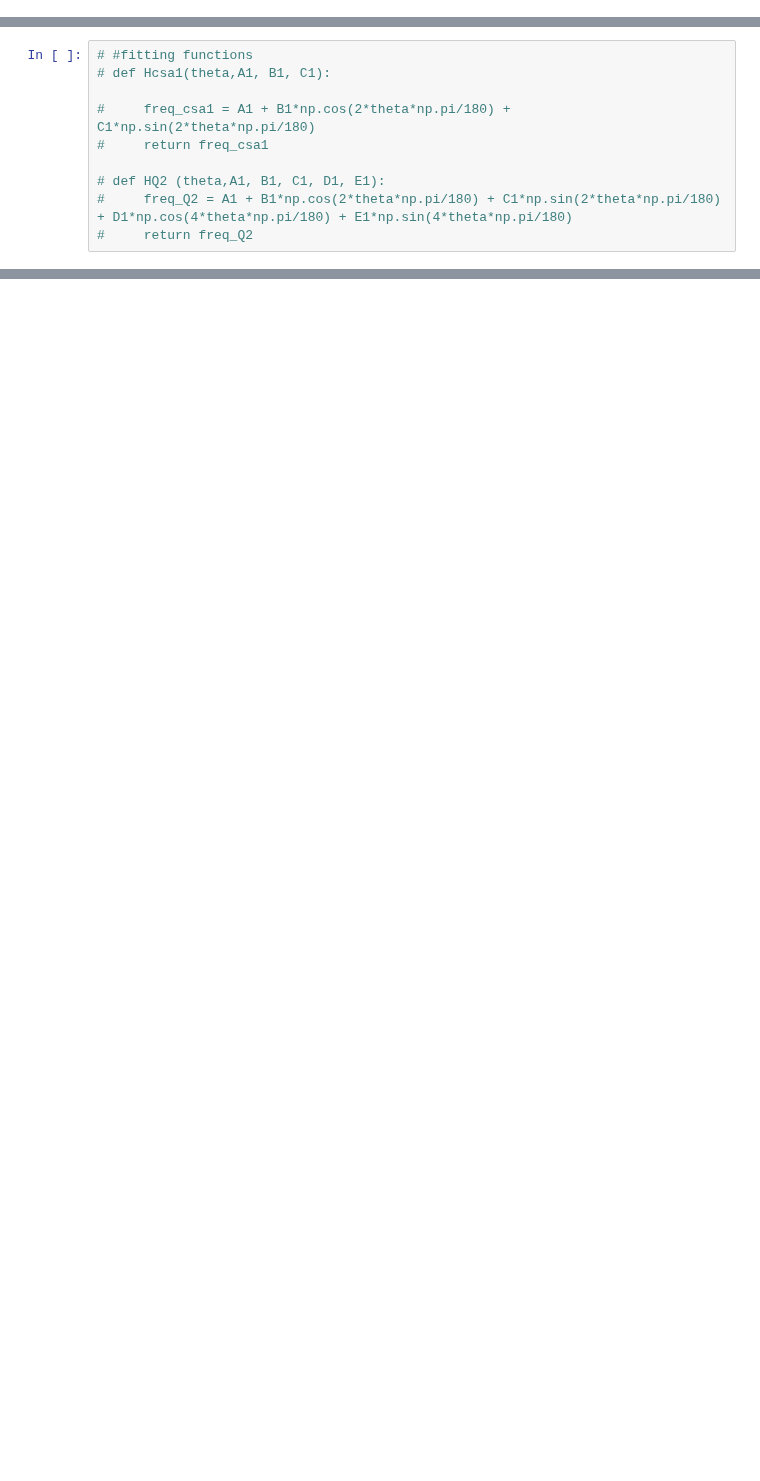
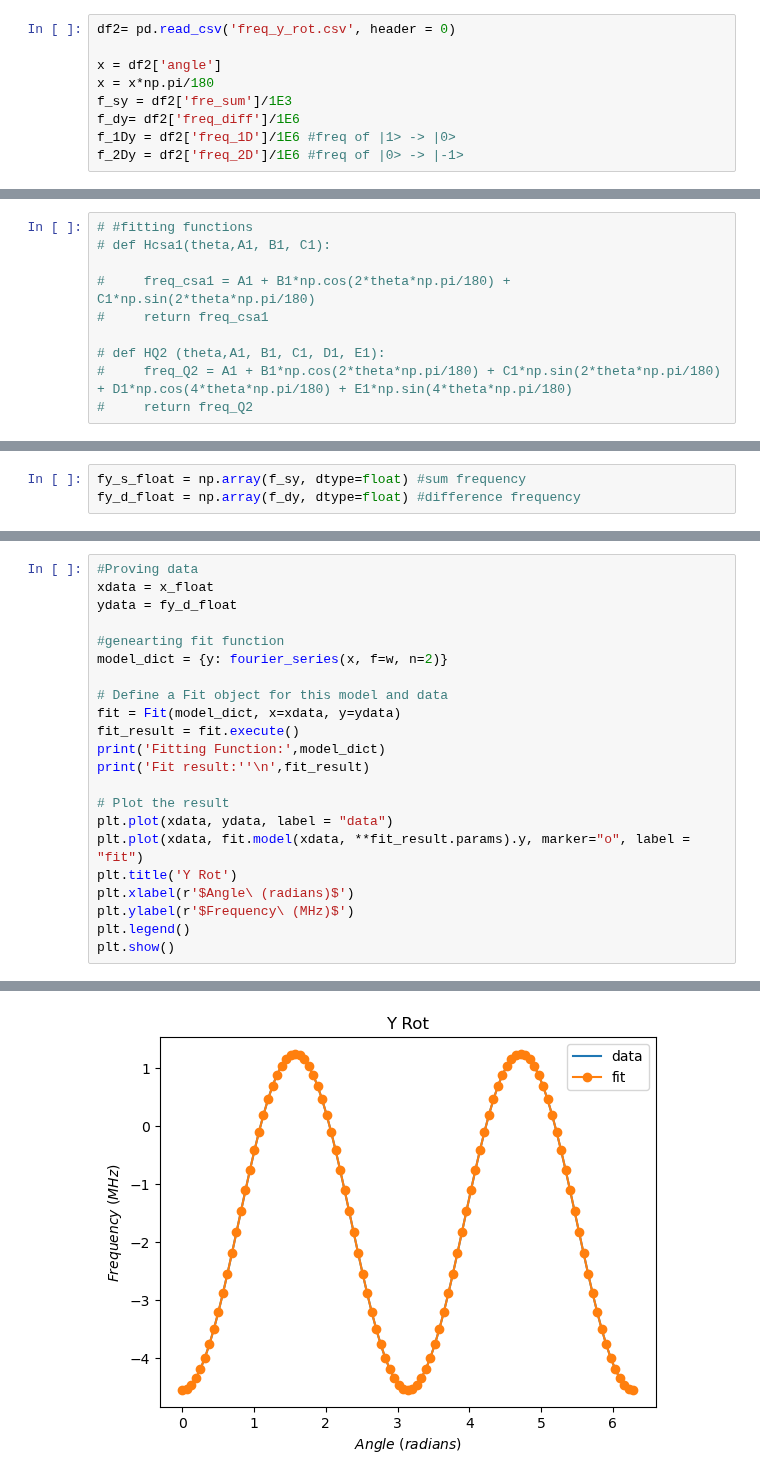
Before and after one commit to AstrobioShiva/Script_project, a Jupyter notebook: Python/Plotting/fourier_fit.ipynb, the cells around one changed output, grey strips where cells are left out. Saved outputs shown, nothing was run; the diff lists cells and outputs as text; blank space fills up the shorter version.

```diff
--- a/Python/Plotting/fourier_fit.ipynb
+++ b/Python/Plotting/fourier_fit.ipynb
@@ -30,0 +24,9 @@ plt.plot(x_float, y_float)
+# %%
+df2= pd.read_csv('freq_y_rot.csv', header = 0)
+
+x = df2['angle']
+x = x*np.pi/180
+f_sy = df2['fre_sum']/1E3
+f_dy= df2['freq_diff']/1E6
+f_1Dy = df2['freq_1D']/1E6 #freq of |1> -> |0>
+f_2Dy = df2['freq_2D']/1E6 #freq of |0> -> |-1>
@@ -65,0 +226,3 @@ print(model_dict)
+# %%
+fy_s_float = np.array(f_sy, dtype=float) #sum frequency
+fy_d_float = np.array(f_dy, dtype=float) #difference frequency
@@ -65,0 +272,23 @@ print(model_dict)
+# %%
+#Proving data
+xdata = x_float
+ydata = fy_d_float
+
+#genearting fit function
+model_dict = {y: fourier_series(x, f=w, n=2)}
+
+# Define a Fit object for this model and data
+fit = Fit(model_dict, x=xdata, y=ydata)
+fit_result = fit.execute()
+print('Fitting Function:',model_dict)
+print('Fit result:''\n',fit_result)
+
+# Plot the result
+plt.plot(xdata, ydata, label = "data")
+plt.plot(xdata, fit.model(xdata, **fit_result.params).y, marker="o", label = "fit")
+plt.title('Y Rot')
+plt.xlabel(r'$Angle\ (radians)$')
+plt.ylabel(r'$Frequency\ (MHz)$')
+plt.legend()
+plt.show()
+# %% [output]
@@ -65,0 +314 @@ print(model_dict)
+[figure, added]
```
Also changed, not shown: parts of 35 cells of this notebook.
